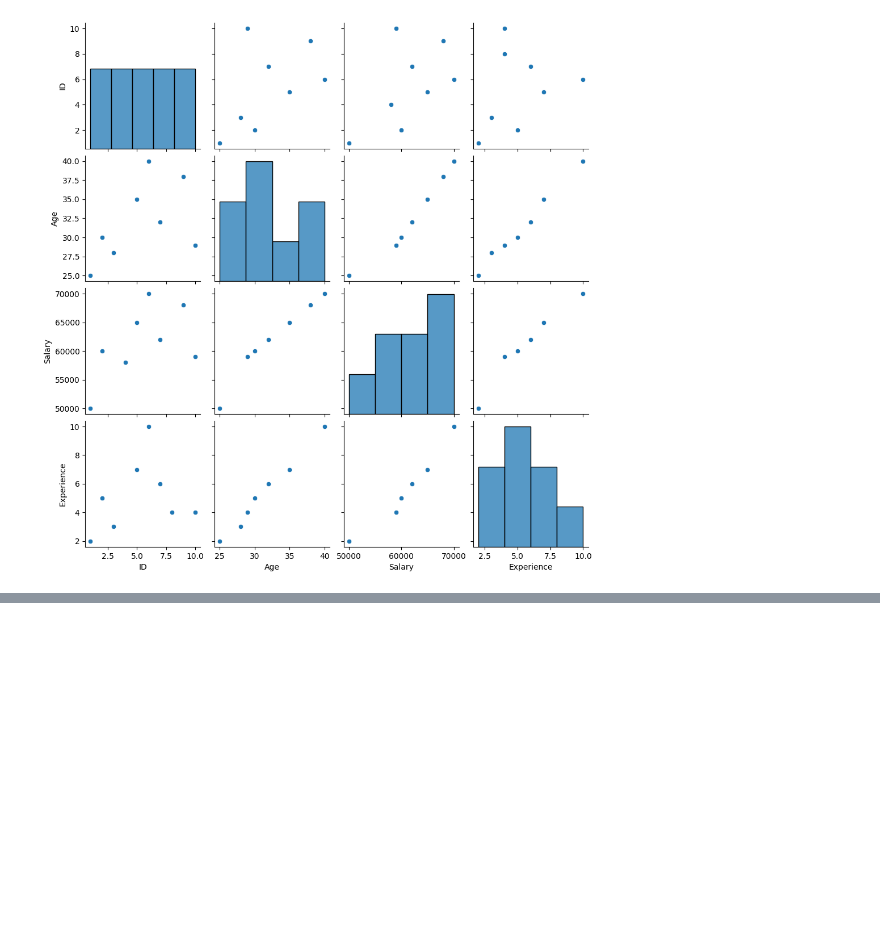
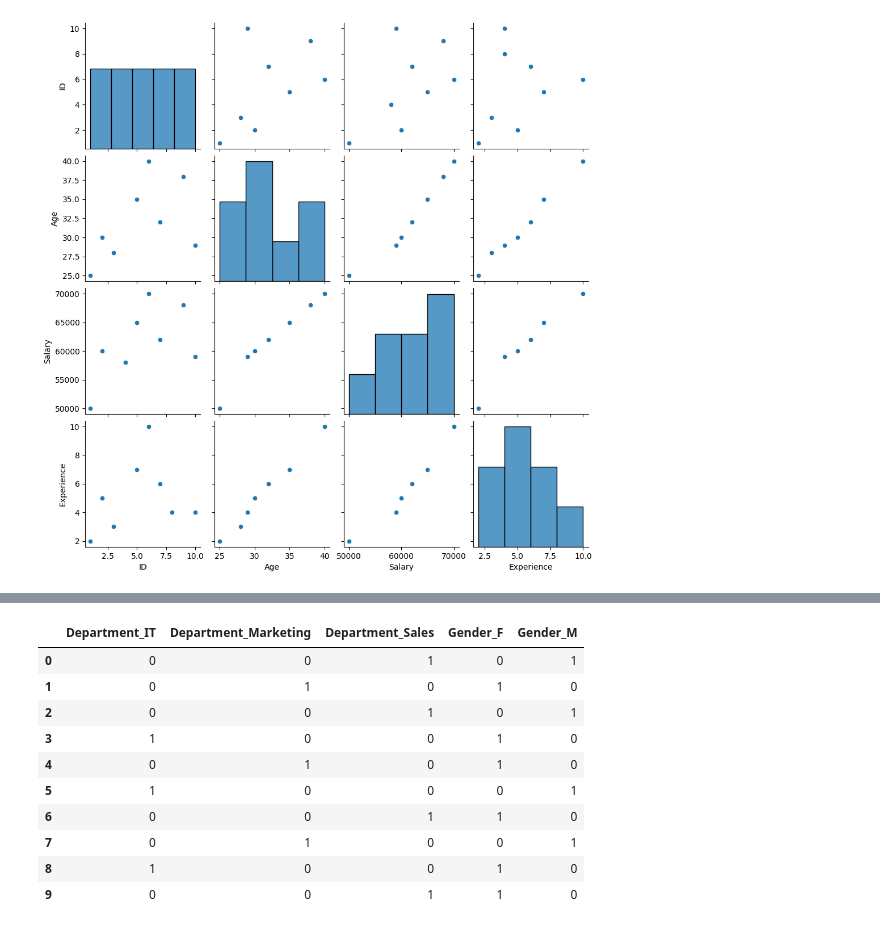
Before and after one commit to Wakgari-Eshetu/Completed-Panda, a Jupyter notebook: imputations/model based/KNN.ipynb, the cells around one changed output, grey strips where cells are left out. Cells and saved outputs as stored; diff of their text form; code cells hidden in the pictures; blank space fills up the shorter version.

```diff
--- a/imputations/model based/KNN.ipynb
+++ b/imputations/model based/KNN.ipynb
@@ -68,0 +134,19 @@ plt.show()
+# %%
+# Working for categorical variable
+# step 1. Encoding using one hot encoding perfect for both nominal and non-nominal
+cat_cols = pd.DataFrame(cat_cols)
+df_encode = pd.get_dummies(cat_cols, columns=['Department', 'Gender'])
+df_encode = df_encode.astype(int)
+df_encode
+# %% [output]
+|  | Department_IT | Department_Marketing | Department_Sales | Gender_F | Gender_M |
+| 0 | 0 | 0 | 1 | 0 | 1 |
+| 1 | 0 | 1 | 0 | 1 | 0 |
+| 2 | 0 | 0 | 1 | 0 | 1 |
+| 3 | 1 | 0 | 0 | 1 | 0 |
+| 4 | 0 | 1 | 0 | 1 | 0 |
+| 5 | 1 | 0 | 0 | 0 | 1 |
+| 6 | 0 | 0 | 1 | 1 | 0 |
+| 7 | 0 | 1 | 0 | 0 | 1 |
+| 8 | 1 | 0 | 0 | 1 | 0 |
+| 9 | 0 | 0 | 1 | 1 | 0 |
```
Also changed, not shown: parts of 9 cells of this notebook.
